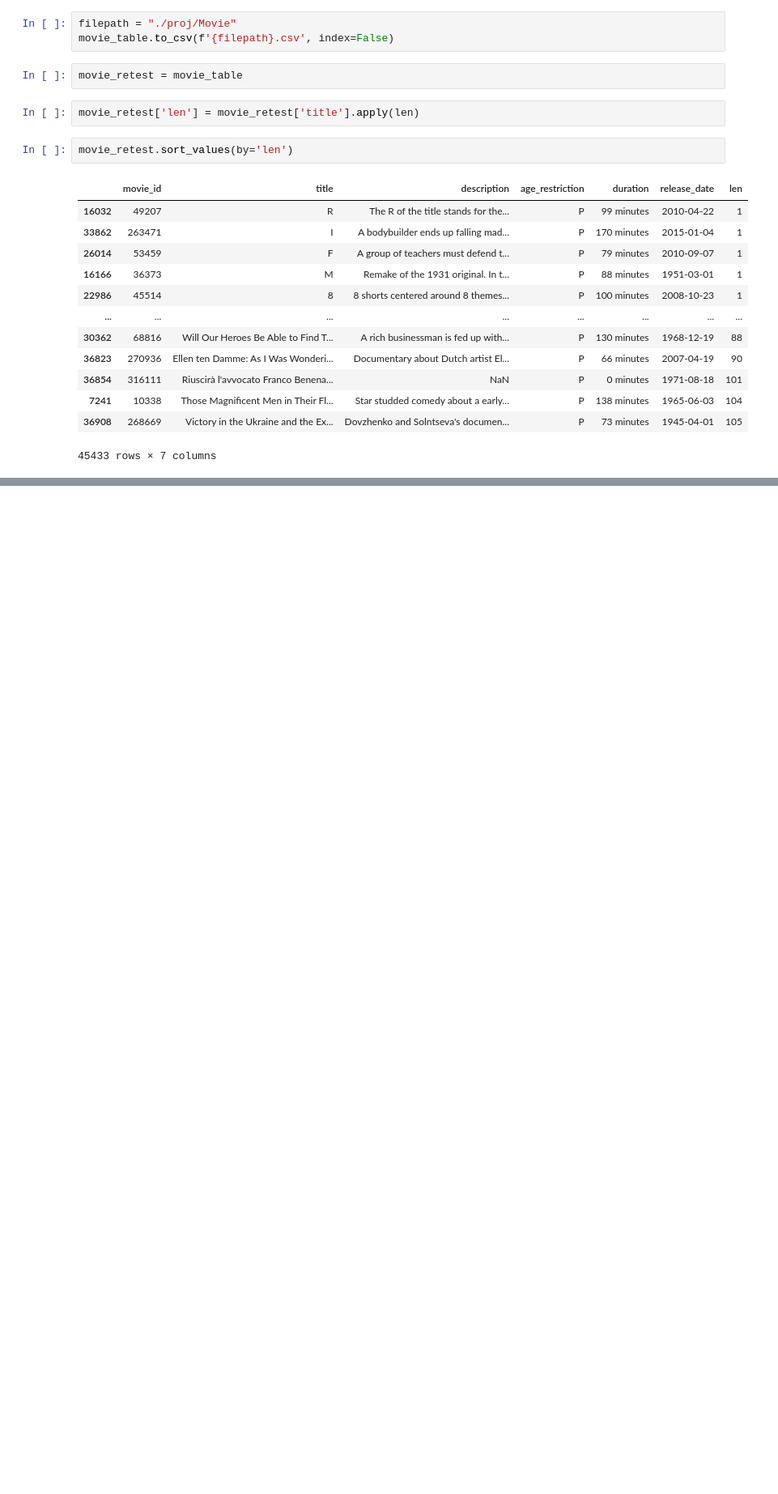
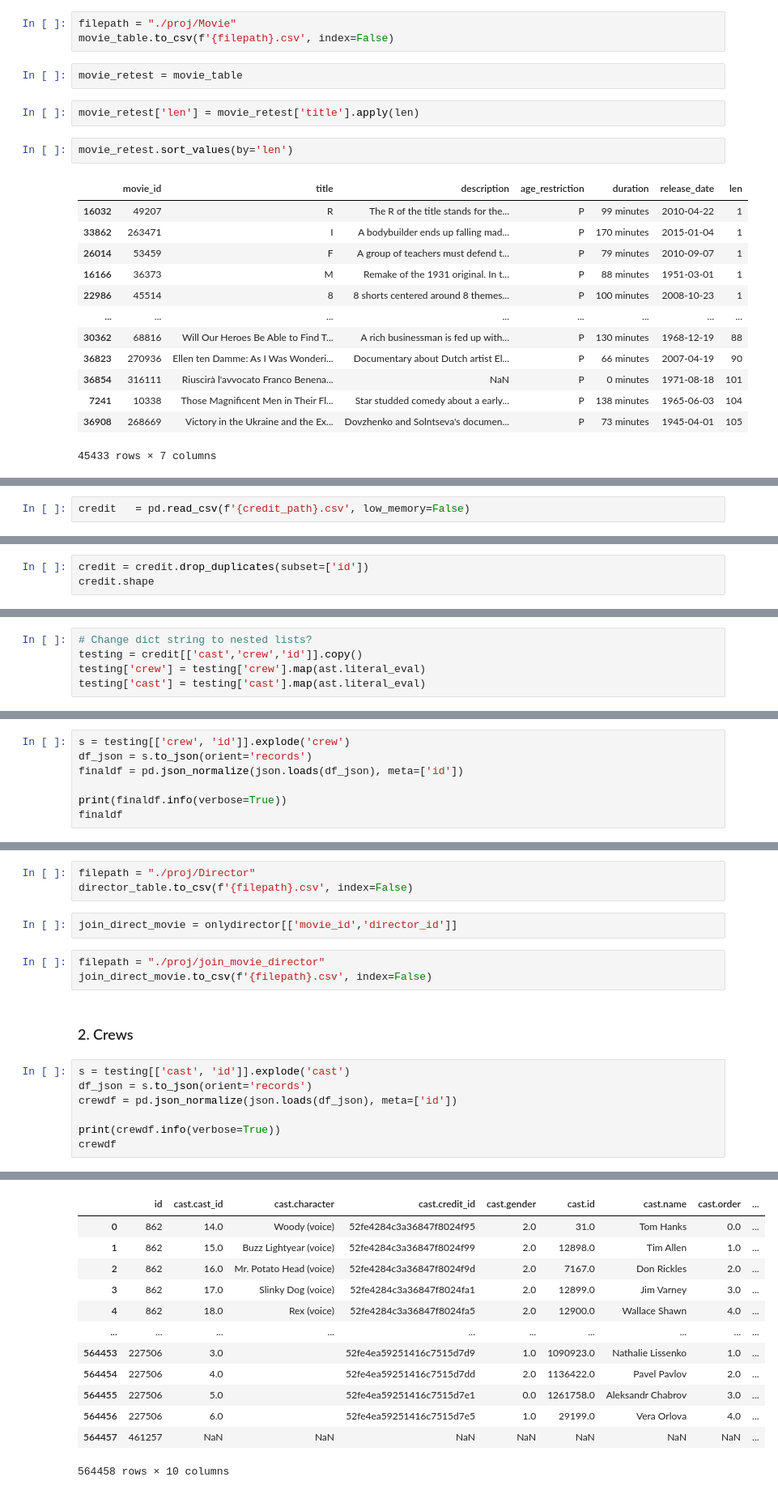
Before and after one commit to da0ran9e/Movie-Database, a Jupyter notebook: DataProcessing.ipynb, the cells around one changed output, grey strips where cells are left out. Shown at 81% size. Drawn from its saved outputs; the diff is of its cells as text; blank space fills up the shorter version.

Commit message:
join_movie_director will now work

```diff
--- a/DataProcessing.ipynb
+++ b/DataProcessing.ipynb
@@ -201,0 +215,2 @@ movie_retest.sort_values(by='len')
+# %%
+credit   = pd.read_csv(f'{credit_path}.csv', low_memory=False)
@@ -201,0 +245,3 @@ movie_retest.sort_values(by='len')
+# %%
+credit = credit.drop_duplicates(subset=['id'])
+credit.shape
@@ -201,0 +250,5 @@ movie_retest.sort_values(by='len')
+# %%
+# Change dict string to nested lists?
+testing = credit[['cast','crew','id']].copy()
+testing['crew'] = testing['crew'].map(ast.literal_eval)
+testing['cast'] = testing['cast'].map(ast.literal_eval)
@@ -201,0 +257,7 @@ movie_retest.sort_values(by='len')
+# %%
+s = testing[['crew', 'id']].explode('crew')
+df_json = s.to_json(orient='records')
+finaldf = pd.json_normalize(json.loads(df_json), meta=['id'])
+
+print(finaldf.info(verbose=True))
+finaldf
@@ -201,0 +335,18 @@ movie_retest.sort_values(by='len')
+# %%
+filepath = "./proj/Director"
+director_table.to_csv(f'{filepath}.csv', index=False)
+# %%
+join_direct_movie = onlydirector[['movie_id','director_id']]
+# %%
+filepath = "./proj/join_movie_director"
+join_direct_movie.to_csv(f'{filepath}.csv', index=False)
+# %% [markdown]
+### 2. Crews
+# %%
+s = testing[['cast', 'id']].explode('cast')
+df_json = s.to_json(orient='records')
+crewdf = pd.json_normalize(json.loads(df_json), meta=['id'])
+
+print(crewdf.info(verbose=True))
+crewdf
+# %% [output]
@@ -201,0 +371,13 @@ movie_retest.sort_values(by='len')
+|  | id | cast.cast_id | cast.character | cast.credit_id | cast.gender | cast.id | cast.name | cast.order | ... |
+| 0 | 862 | 14.0 | Woody (voice) | 52fe4284c3a36847f8024f95 | 2.0 | 31.0 | Tom Hanks | 0.0 | ... |
+| 1 | 862 | 15.0 | Buzz Lightyear (voice) | 52fe4284c3a36847f8024f99 | 2.0 | 12898.0 | Tim Allen | 1.0 | ... |
+| 2 | 862 | 16.0 | Mr. Potato Head (voice) | 52fe4284c3a36847f8024f9d | 2.0 | 7167.0 | Don Rickles | 2.0 | ... |
+| 3 | 862 | 17.0 | Slinky Dog (voice) | 52fe4284c3a36847f8024fa1 | 2.0 | 12899.0 | Jim Varney | 3.0 | ... |
+| 4 | 862 | 18.0 | Rex (voice) | 52fe4284c3a36847f8024fa5 | 2.0 | 12900.0 | Wallace Shawn | 4.0 | ... |
+| ... | ... | ... | ... | ... | ... | ... | ... | ... | ... |
+| 564453 | 227506 | 3.0 |  | 52fe4ea59251416c7515d7d9 | 1.0 | 1090923.0 | Nathalie Lissenko | 1.0 | ... |
+| 564454 | 227506 | 4.0 |  | 52fe4ea59251416c7515d7dd | 2.0 | 1136422.0 | Pavel Pavlov | 2.0 | ... |
+| 564455 | 227506 | 5.0 |  | 52fe4ea59251416c7515d7e1 | 0.0 | 1261758.0 | Aleksandr Chabrov | 3.0 | ... |
+| 564456 | 227506 | 6.0 |  | 52fe4ea59251416c7515d7e5 | 1.0 | 29199.0 | Vera Orlova | 4.0 | ... |
+| 564457 | 461257 | NaN | NaN | NaN | NaN | NaN | NaN | NaN | ... |
+564458 rows × 10 columns
```
Also changed, not shown: parts of 23 cells of this notebook, 1 other file.
